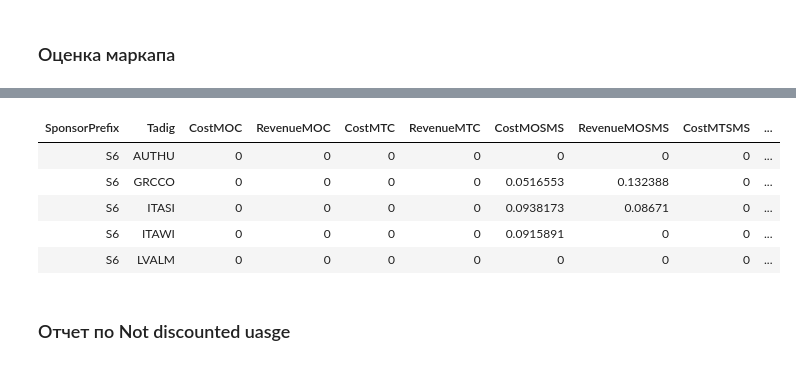
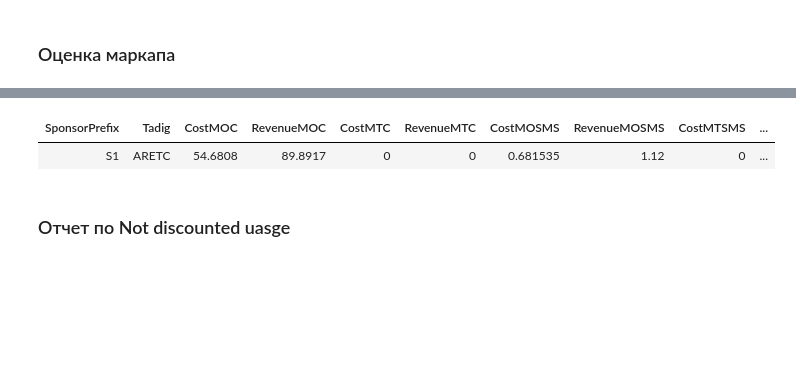
Before and after one commit to balobinp/RB_BD, a Jupyter notebook: RB_PROFIT_REPORT_VER11.ipynb, the cells around one changed output, grey strips where cells are left out. Drawn from its saved outputs; the diff is of its cells as text; code cells hidden in the pictures; blank space fills up the shorter version.

```diff
--- a/RB_PROFIT_REPORT_VER11.ipynb
+++ b/RB_PROFIT_REPORT_VER11.ipynb
@@ -47,8 +47,8 @@ sponsors = [s1_sponsor, s2_sponsor, s4_sponsor, s5_sponsor, s6_sponsor, s8_spons
 
 # BSS time range report
 
-start_date = dt.date(2020,9,1) # Including
-end_date = dt.date(2020,9,30) # Including
+start_date = dt.date(2020,10,1) # Including
+end_date = dt.date(2020,12,31) # Including
 
 current_date = dt.datetime.now().strftime("%y%m%d")
 
@@ -294,11 +301,11 @@ df_bss.head(3)
 # %%
 # Выборака данных Кастомеру
 
-markup_rel_tolerance = 0.1 # 1 - 100% от Chgarge Example: Cost = 10 USD, Charge < 10 USD
+markup_rel_tolerance = 0.5 # 1 - 100% от Chgarge Example: Cost = 10 USD, Charge < 10 USD
 cost_tolerance = 10 # USD
 
-customer = ''
-sponsor = 'S6'
+customer = 'Dialoq - Genesisclub RT'
+sponsor = ''
 # start_date = '2020-01-01' # including
 # end_date = '2020-02-01' # including
 # start_date = rep_date_start.strftime('%Y-%m-%d') # including
@@ -334,38 +341,34 @@ df_diff = df_temp[
     (~np.isclose(df_temp.CostMTC * 2, df_temp.RevenueMTC, rtol=markup_rel_tolerance, equal_nan=True) &
      (df_temp.CostMTC > cost_tolerance)) |\
     (~np.isclose(df_temp.CostMOSMS * 2, df_temp.RevenueMOSMS, rtol=markup_rel_tolerance, equal_nan=True) &
      (df_temp.CostMOSMS > cost_tolerance)) |\
     (~np.isclose(df_temp.CostMTSMS * 2, df_temp.RevenueMTSMS, rtol=markup_rel_tolerance, equal_nan=True) &
      (df_temp.CostMTSMS > cost_tolerance)) |\
     (~np.isclose(df_temp.CostDATA * 2, df_temp.RevenueDATA, rtol=markup_rel_tolerance, equal_nan=True) &
      (df_temp.CostDATA > cost_tolerance))
 ]
 
 def colorize(s):
     color_list = []
     for tariff_type in [['CostMOC','RevenueMOC'], ['CostMTC','RevenueMTC'],
                         ['CostMOSMS','RevenueMOSMS'], ['CostMTSMS','RevenueMTSMS'], ['CostDATA','RevenueDATA']]:
         if np.isclose(s[tariff_type[0]] * 2, s[tariff_type[1]], rtol=markup_rel_tolerance, equal_nan=True):
             color_list.extend(['', ''])
         elif s[tariff_type[0]] * 2 > s[tariff_type[1]]:
             color_list.extend(['background-color: yellow', 'background-color: red'])
         else:
             color_list.extend(['background-color: yellow', 'background-color: #81EF21'])
     return color_list
 
 df_diff_style = df_diff.style.apply(colorize,
                             subset=['CostMOC','RevenueMOC','CostMTC','RevenueMTC','CostMOSMS','RevenueMOSMS',
                                     'CostMTSMS','RevenueMTSMS','CostDATA','RevenueDATA'], axis=1).hide_index()
 
 display(df_diff_style)
 df_diff_style.to_excel(join(downloads, output_diff_file), index=False)
 # %% [output]
 | SponsorPrefix | Tadig | CostMOC | RevenueMOC | CostMTC | RevenueMTC | CostMOSMS | RevenueMOSMS | CostMTSMS | ... |
-| S6 | AUTHU | 0 | 0 | 0 | 0 | 0 | 0 | 0 | ... |
-| S6 | GRCCO | 0 | 0 | 0 | 0 | 0.0516553 | 0.132388 | 0 | ... |
-| S6 | ITASI | 0 | 0 | 0 | 0 | 0.0938173 | 0.08671 | 0 | ... |
-| S6 | ITAWI | 0 | 0 | 0 | 0 | 0.0915891 | 0 | 0 | ... |
-| S6 | LVALM | 0 | 0 | 0 | 0 | 0 | 0 | 0 | ... |
+| S1 | ARETC | 54.6808 | 89.8917 | 0 | 0 | 0.681535 | 1.12 | 0 | ... |
 # %% [markdown]
 ### Отчет по Not discounted uasge
 # %%
```
Also changed, not shown: parts of 17 cells of this notebook, 21 other files.
